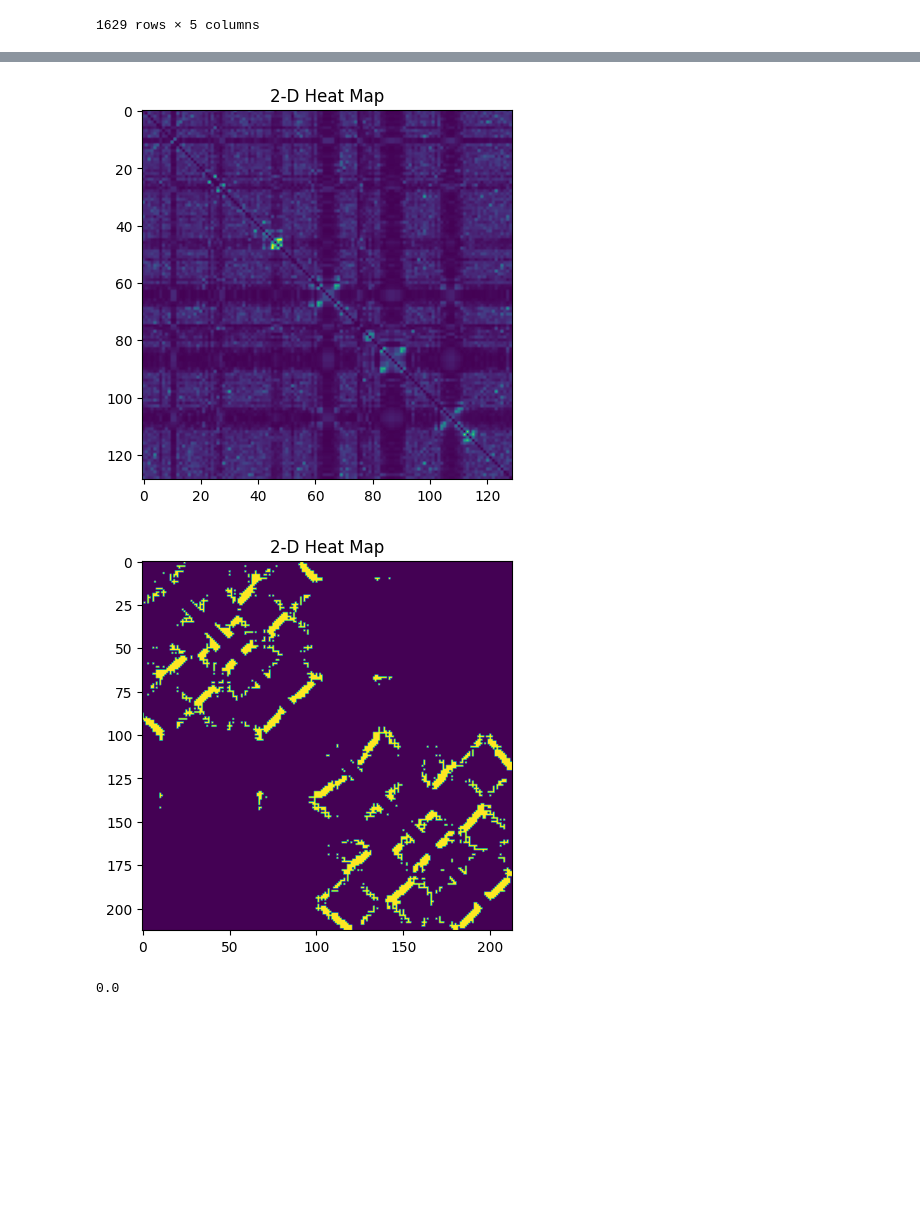
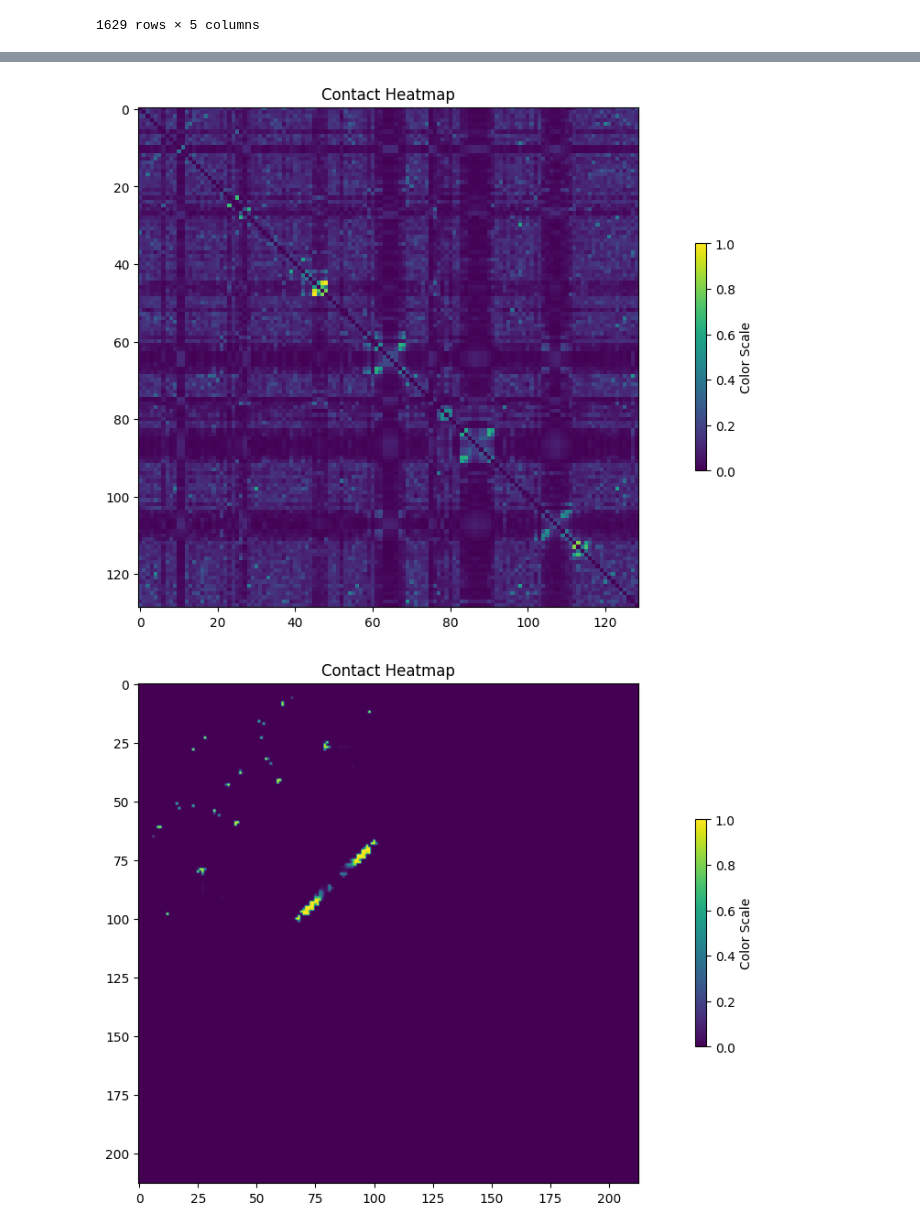
Before and after one commit to Vincent-La/cmsc702-protein-lm, a Jupyter notebook: notebooks/scoring_correlation.ipynb, the cells around one changed output, grey strips where cells are left out. Saved outputs shown, nothing was run; the diff lists cells and outputs as text; code cells hidden in the pictures; blank space fills up the shorter version.

Commit message:
color scale

```diff
--- a/notebooks/scoring_correlation.ipynb
+++ b/notebooks/scoring_correlation.ipynb
@@ -6,6 +6,7 @@ import os
 import pandas as pd
 import matplotlib.pyplot as plt
 # %%
+vmin, vmax = 0, 1
 # create dataframe of ranked pairs from ESM contact matrix
 def df_from_esm_contact_matrix(contact_matrix):
 
@@ -40,17 +41,27 @@ def heatmap_creator(dfs):
             new_dim, data = heatmap_data_creator(df)
             if new_dim > dim:
                 dim = new_dim
-        data = np.zeros([dim] * 2)
+            datas.append(data)
+        data = np.ones([dim] * 2)
         for d in datas:
-            data += np.pad(d, ((0, dim - d.shape[0]), (0, dim - d.shape[1])))
+            data *= np.pad(d, ((0, dim - d.shape[0]), (0, dim - d.shape[1])))
 
     else:
         _, data = heatmap_data_creator(dfs)
+    # Create subplots
+    fig, ax = plt.subplots(1, 1, figsize=(8, 8))
+
+    # Plot the first heatmap
+    im1 = ax.imshow(data, cmap='viridis', vmin=vmin, vmax=vmax)
+    ax.set_title("Contact Heatmap")
+
+
+    # Add a single colorbar
+    cbar = fig.colorbar(im1, ax=ax, orientation='vertical', fraction=0.02, pad=0.1)
+    cbar.set_label("Color Scale")
     plt.imshow(data)
-
-    plt.title("2-D Heat Map")
     plt.show()
-    return data
+    #return data
 # %% [markdown]
 ## Load data
 # %% [markdown]
@@ -141,12 +152,8 @@ heatmap_creator(mfdca_df)
 # %%
 heatmap_creator(plmdca_df)
 # %% [output]
-[figure, old version]
+[figure, new version]
 # %%
-d=heatmap_creator(real_contacts_df)
+d=heatmap_creator([real_contacts_df, esm_dfs[0]])
 # %% [output]
-[figure, old version]
+[figure, new version]
-# %%
-d.max()
-# %% [output]
-0.0
```
Also changed, not shown: parts of 2 cells of this notebook.
